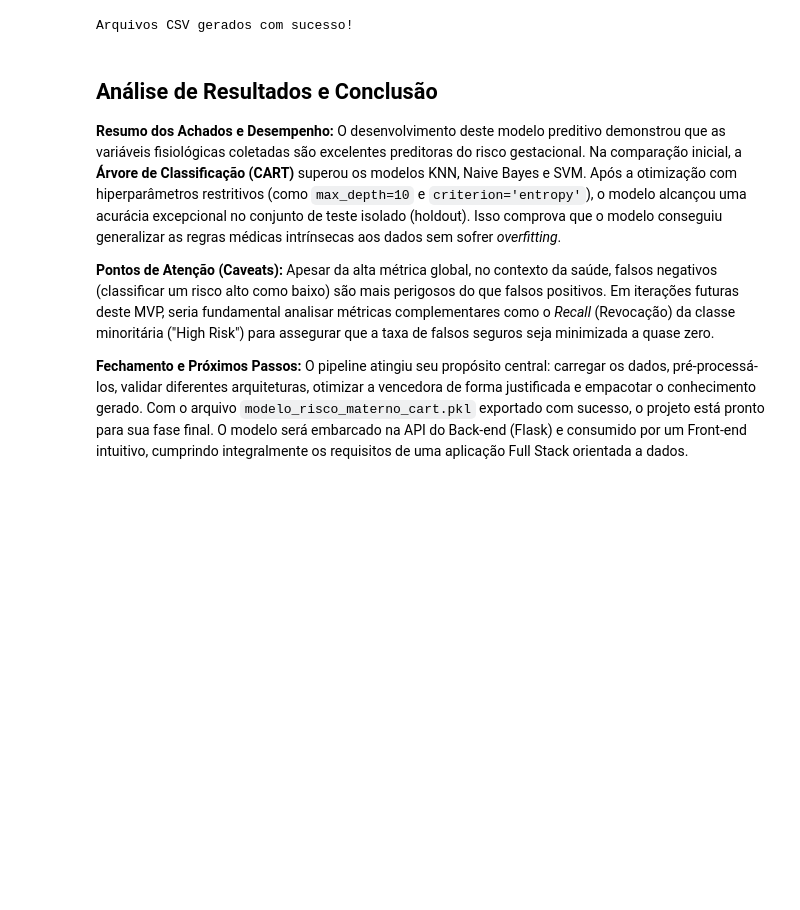
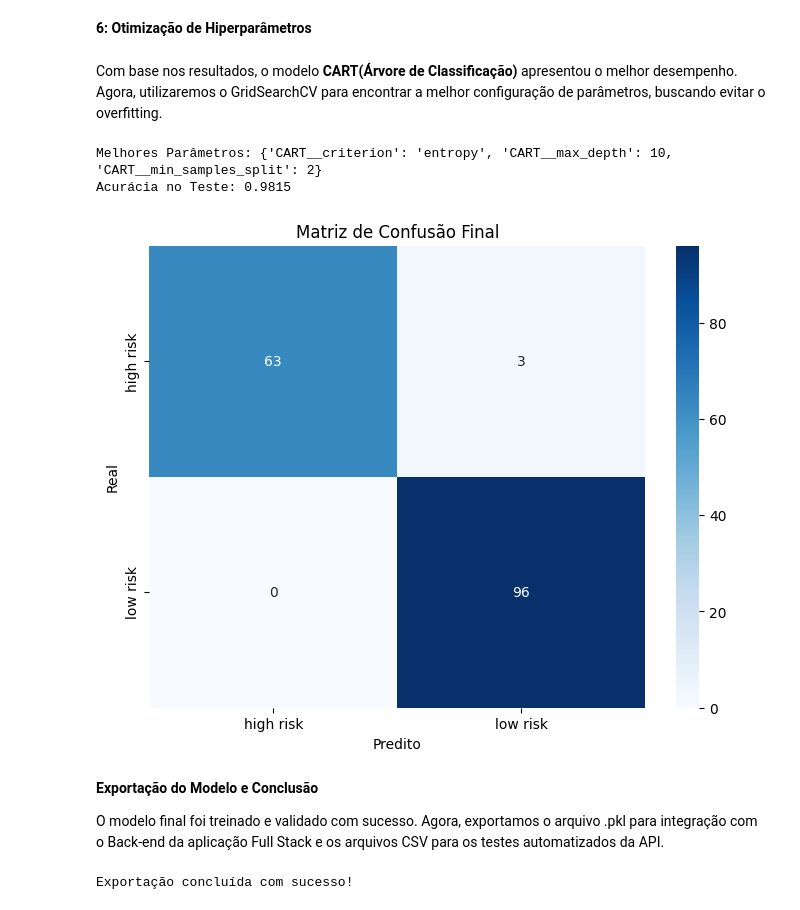
Before and after one commit to Brendalisboa/Maternal-Health-Risk, a Jupyter notebook: api/MachineLearning/MVP_Classificação_de_Risco_de_Saúde_Materna.ipynb, the cells around one changed output. Saved outputs shown, nothing was run; the diff lists cells and outputs as text; code cells hidden in the pictures; blank space fills up the shorter version.

```diff
--- a/api/MachineLearning/MVP_Classificação_de_Risco_de_Saúde_Materna.ipynb
+++ b/api/MachineLearning/MVP_Classificação_de_Risco_de_Saúde_Materna.ipynb
@@ -128,25 +105,50 @@ Modelo exportado com sucesso para 'modelo_risco_materno_cart.pkl'!
-# %%
-import pandas as pd
-
-# Transformando as variáveis de teste (Holdout) em DataFrames do Pandas
-X_test_df = pd.DataFrame(X_test, columns=X.columns)
-y_test_df = pd.DataFrame(y_test, columns=['RiskLevel'])
-
-# Exportando para arquivos CSV (sem a coluna de índice)
-X_test_df.to_csv('X_test_risco_materno.csv', index=False)
-y_test_df.to_csv('y_test_risco_materno.csv', index=False)
-
-print("Arquivos CSV gerados com sucesso!")
-# %% [output]
-Arquivos CSV gerados com sucesso!
-# %% [markdown]
-## Análise de Resultados e Conclusão
-
-**Resumo dos Achados e Desempenho:**
-O desenvolvimento deste modelo preditivo demonstrou que as variáveis fisiológicas coletadas são excelentes preditoras do risco gestacional. Na comparação inicial, a **Árvore de Classificação (CART)** superou os modelos KNN, Naive Bayes e SVM. Após a otimização com hiperparâmetros restritivos (como `max_depth=10` e `criterion='entropy'`), o modelo alcançou uma acurácia excepcional no conjunto de teste isolado (holdout). Isso comprova que o modelo conseguiu generalizar as regras médicas intrínsecas aos dados sem sofrer *overfitting*.
-
-**Pontos de Atenção (Caveats):**
-Apesar da alta métrica global, no contexto da saúde, falsos negativos (classificar um risco alto como baixo) são mais perigosos do que falsos positivos. Em iterações futuras deste MVP, seria fundamental analisar métricas complementares como o *Recall* (Revocação) da classe minoritária ("High Risk") para assegurar que a taxa de falsos seguros seja minimizada a quase zero.
-
-**Fechamento e Próximos Passos:**
-O pipeline atingiu seu propósito central: carregar os dados, pré-processá-los, validar diferentes arquiteturas, otimizar a vencedora de forma justificada e empacotar o conhecimento gerado. Com o arquivo `modelo_risco_materno_cart.pkl` exportado com sucesso, o projeto está pronto para sua fase final. O modelo será embarcado na API do Back-end (Flask) e consumido por um Front-end intuitivo, cumprindo integralmente os requisitos de uma aplicação Full Stack orientada a dados.
+# %% [markdown]
+**6: Otimização de Hiperparâmetros**
+# %% [markdown]
+Com base nos resultados, o modelo **CART(Árvore de Classificação)** apresentou o melhor desempenho. Agora, utilizaremos o GridSearchCV para encontrar a melhor configuração de parâmetros, buscando evitar o overfitting.
+# %%
+# Grade de parâmetros para o CART
+param_grid = {
+    'CART__max_depth': [None, 5, 10, 15],
+    'CART__min_samples_split': [2, 5, 10],
+    'CART__criterion': ['gini', 'entropy']
+}
+
+grid = GridSearchCV(pipelines[1][1], param_grid, cv=kfold, scoring='accuracy')
+grid.fit(X_train, y_train)
+
+print(f"Melhores Parâmetros: {grid.best_params_}")
+
+# Avaliação Final no Conjunto de Teste
+melhor_modelo = grid.best_estimator_
+predicoes = melhor_modelo.predict(X_test)
+print(f"Acurácia no Teste: {accuracy_score(y_test, predicoes):.4f}")
+
+# Gráfico: Matriz de Confusão
+labels = sorted(y_test.unique())
+cm = confusion_matrix(y_test, predicoes)
+plt.figure(figsize=(8,6))
+sns.heatmap(cm, annot=True, fmt='d', cmap='Blues', xticklabels=labels, yticklabels=labels)
+plt.xlabel('Predito')
+plt.ylabel('Real')
+plt.title('Matriz de Confusão Final')
+plt.show()
+# %% [output]
+Melhores Parâmetros: {'CART__criterion': 'entropy', 'CART__max_depth': 10, 'CART__min_samples_split': 2}
+Acurácia no Teste: 0.9815
+[figure, added]
+# %% [markdown]
+**Exportação do Modelo e Conclusão**
+
+O modelo final foi treinado e validado com sucesso. Agora, exportamos o arquivo .pkl para integração com o Back-end da aplicação Full Stack e os arquivos CSV para os testes automatizados da API.
+# %%
+# Exportação do modelo resultante (.pkl)
+joblib.dump(melhor_modelo, 'modelo_risco_materno_cart.pkl')
+
+# Exportação das bases de teste para a API
+pd.DataFrame(X_test, columns=X.columns).to_csv('X_test_risco_materno.csv', index=False)
+pd.DataFrame(y_test, columns=['RiskLevel']).to_csv('y_test_risco_materno.csv', index=False)
+
+print("Exportação concluída com sucesso!")
+# %% [output]
+Exportação concluída com sucesso!
```
Also changed, not shown: parts of 16 cells of this notebook.
